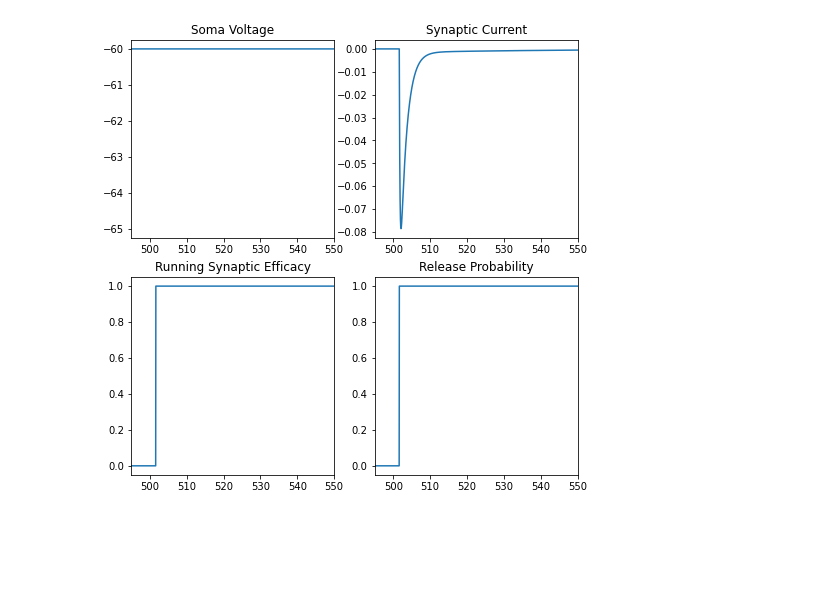
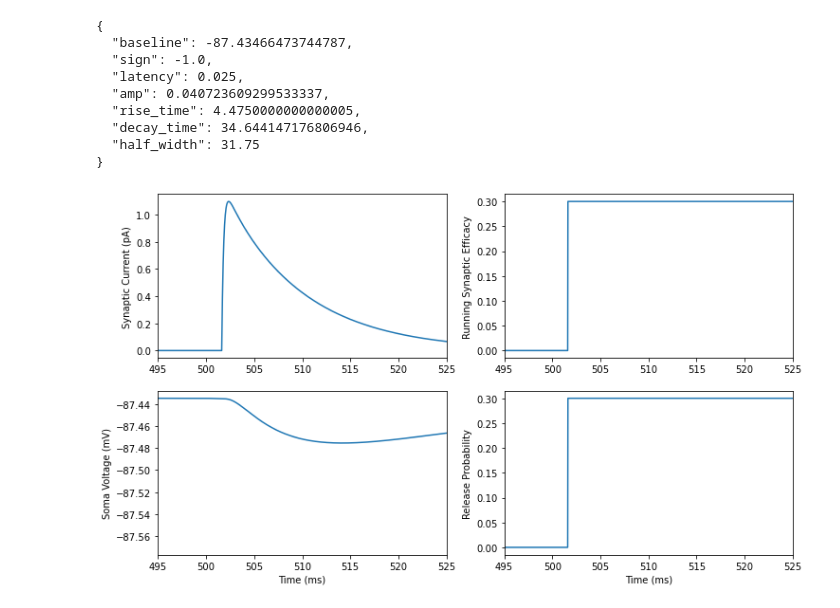
Before and after one commit to chenziao/M1-Cells, a Jupyter notebook: synapse_tuning.ipynb, the cells around one changed output. Cells and saved outputs as stored; diff of their text form; code cells hidden in the pictures; blank space fills up the shorter version.

```diff
--- a/synapse_tuning.ipynb
+++ b/synapse_tuning.ipynb
@@ -110,11 +377,47 @@ settings['syn_param'] = {
+# %%
+syn_prop = get_syn_prop(isyn if vcl_on else soma_v, tspk, rise_interval=settings['rise_interval'])
+print(json.dumps(syn_prop, indent=2))
+if vcl_on:
+    syn_prop_vcl = get_syn_prop(ivcl, tspk, rise_interval=settings['rise_interval'])
+    print(json.dumps(syn_prop_vcl, indent=2))
+# %% [output]
+{
+  "baseline": -87.43466473744787,
+  "sign": -1.0,
+  "latency": 0.025,
+  "amp": 0.040723609299533337,
+  "rise_time": 4.4750000000000005,
+  "decay_time": 34.644147176806946,
+  "half_width": 31.75
+}
 # %%
-nstim.interval = tdur
-nstim.number = 1
-for key, value in settings['syn_param'].items():
-    setattr(syn, key, value)
+def plot_model(xlim=[]):
+    fig, axs = plt.subplots(2, 2, figsize=(12, 7))
+    axs = axs.ravel()
+    axs[0].plot(t, 1000 * isyn)
+    axs[0].set_ylabel('Synaptic Current (pA)')
+    ispk = int(np.round(tspk[0] / h.dt))
+    if vcl_on:
+        baseline = ivcl[ispk]
+        ivcl_plt = np.array(ivcl) - baseline
+        ivcl_plt[:ispk] = 0
+        axs[2].plot(t, 1000 * ivcl_plt)
+        axs[2].set_ylabel('VClamp Current (pA)')
+    else:
+        soma_v_plt = np.array(soma_v)
+        soma_v_plt[:ispk] = soma_v_plt[ispk]
+        axs[2].plot(t, soma_v_plt)
+        axs[2].set_ylabel('Soma Voltage (mV)')
+    axs[1].plot(t, Use_rec)
+    axs[1].set_ylabel('Running Synaptic Efficacy')
+    axs[3].plot(t, Pr)
+    axs[3].set_ylabel('Release Probability')
+    for i, ax in enumerate(axs):
+        ax.set_xlim(*xlim)
+        if i > 1:
+            ax.set_xlabel('Time (ms)')
+    plt.show()
 
-h.run()
-
-plot_model([tstart - 5, tstart + 50])
+plot_model([tstart - 5, tstart + 25])
 # %% [output]
-[figure, old version]
+[figure, new version]
```
Also changed, not shown: parts of 18 cells of this notebook, 3 other files.
